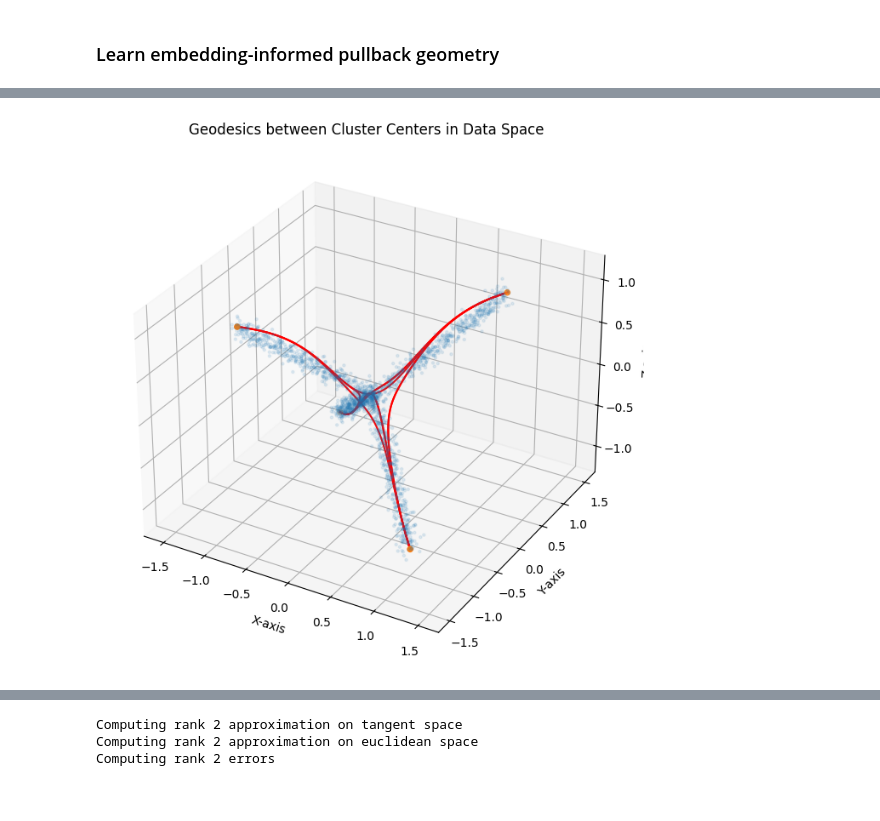
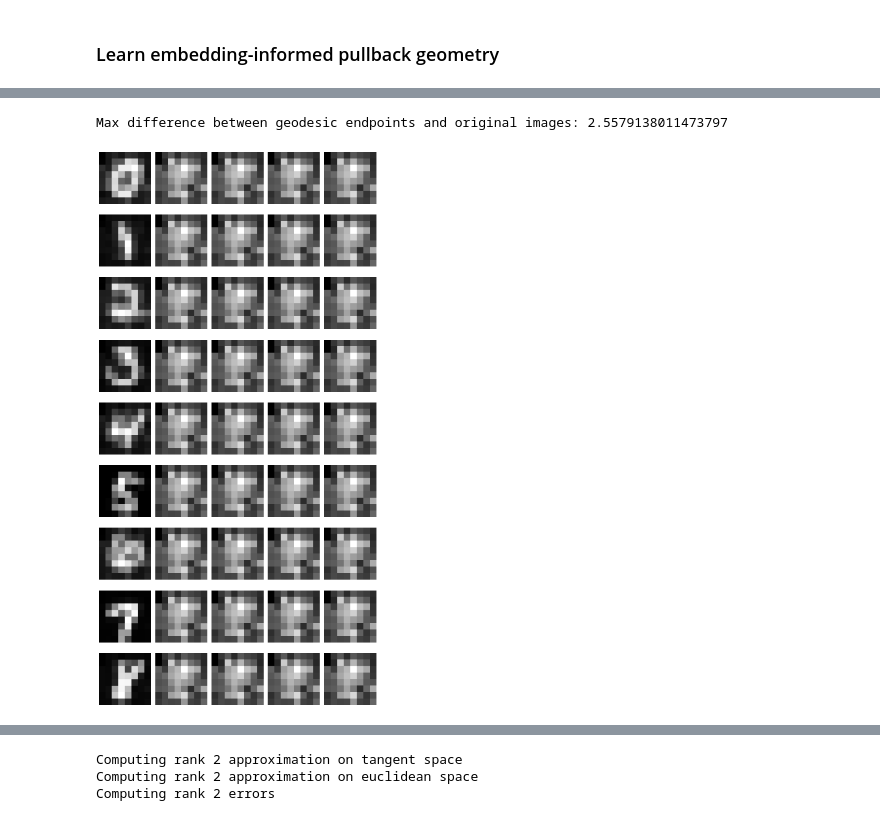
Before and after one commit to wdiepeveen/Riemannian-Archetypal-Analysis, a Jupyter notebook: mnist_gme_hyperbolic.ipynb, the cells around one changed output, grey strips where cells are left out. Drawn from its saved outputs; the diff is of its cells as text; code cells hidden in the pictures.

```diff
--- a/mnist_gme_hyperbolic.ipynb
+++ b/mnist_gme_hyperbolic.ipynb
@@ -416,3 +350,3 @@ Flow Epoch 250/250, Loss: 0.009866
 # %%
 # construct manifold from learned flow
-manifold = HyperbolicdPullbackVectorEuclidean(hgme_nflow.phi)
+manifold = HyperbolicPullbackImageEuclidean(hgme_nflow.phi)
@@ -418,0 +373,13 @@ manifold = HyperbolicdPullbackVectorEuclidean(hgme_nflow.phi)
+# %%
+# debug geodesics between cluster 0 and 1
+K = 5
+t = torch.linspace(0, 1, steps=K)
+with torch.no_grad():
+    geodesics = manifold.geodesic(cluster_images[0][None,None], cluster_images[1][None,None], t)[0,0,0,:,0]
+
+print(geodesics.shape)
+
+plt.imshow(cluster_images[0,0])
+plt.show()
+plt.imshow(geodesics[0].cpu(), cmap='gray')
+plt.show()
@@ -419,27 +390,31 @@ manifold = HyperbolicdPullbackVectorEuclidean(hgme_nflow.phi)
 # %%
 # compute geodesics between all pairs of points
-t = torch.linspace(0, 1, steps=100)
+K = 5
+t = torch.linspace(0, 1, steps=K)
 with torch.no_grad():
-    geodesics = manifold.geodesic(data_clusters[None], data_clusters[None], t)
+    geodesics = manifold.geodesic(cluster_images[None], cluster_images[None], t)
+
+
+# plot difference between geodesic endpoints and original images
+endpoint_diff = torch.norm((geodesics[0, :, 0, 0] - cluster_images).reshape(10, -1), dim=1)
+print("Max difference between geodesic endpoints and original images:", endpoint_diff.max().item())
 
 # plot geodesics
-fig = plt.figure(figsize=(8, 8))
-ax = fig.add_subplot(111, projection='3d')
-# plot data points
-ax.scatter(data[:, 0].numpy(), data[:, 1].numpy(), data[:, 2].numpy(), s=5, alpha=0.1, label='Original Data')
-for i in range(geodesics.shape[1]):
-    for j in range(geodesics.shape[2]-1):
-        ax.plot(geodesics[0, i, j, :, 0].numpy(), geodesics[0, i, j, :, 1].numpy(), geodesics[0, i, j, :, 2].numpy(), 'r-')
-ax.scatter(data_clusters[:, 0].numpy(), data_clusters[:, 1].numpy(), data_clusters[:, 2].numpy())
-ax.set_title("Geodesics between Cluster Centers in Data Space")
-ax.set_xlabel("X-axis")
-ax.set_ylabel("Y-axis")
-ax.set_zlabel("Z-axis")
-plt.axis('equal')
+# plot cluster images
+fig, axes = plt.subplots(9, K, figsize=(int(K / 10 * 20), 20))
+axes = axes.flatten()
+for i in range(10-1):
+    for k in range(K):
+        axes[i*K + k].imshow(geodesics[0, i, i+1, k, 0], cmap='gray')
+        # axes[i*K + k].imshow(val_images[0].squeeze(), cmap='gray')
+        axes[i*K + k].axis('off')
+
+plt.tight_layout()
 plt.savefig(os.path.join(results_folder,"data_geodesics.png"))
 plt.show()
 # %% [output]
+Max difference between geodesic endpoints and original images: 2.5579138011473797
-[figure, old version]
+[figure, new version]
 # %%
 # sanity check: is the embedding still the same (and was not accidentally changed during flow training)
 with torch.no_grad():
```
Also changed, not shown: parts of 12 cells of this notebook, 29 other files.
